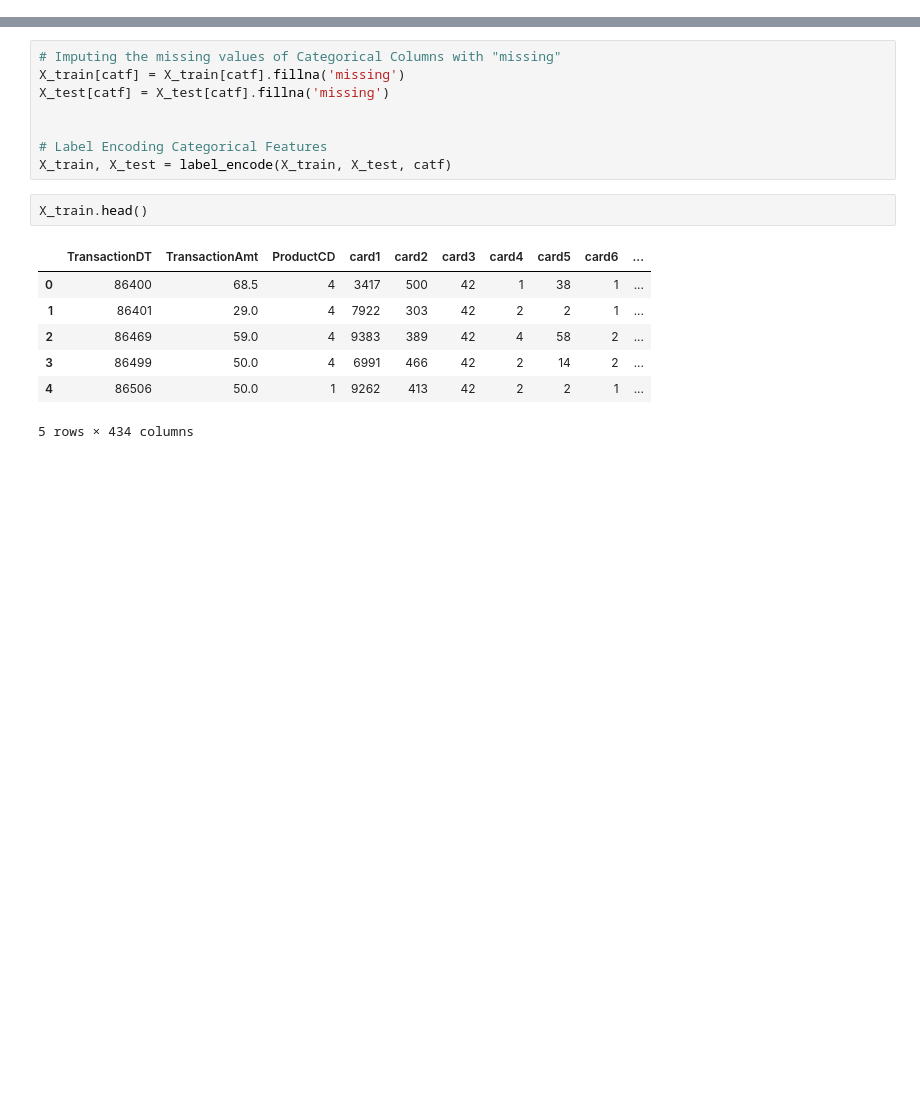
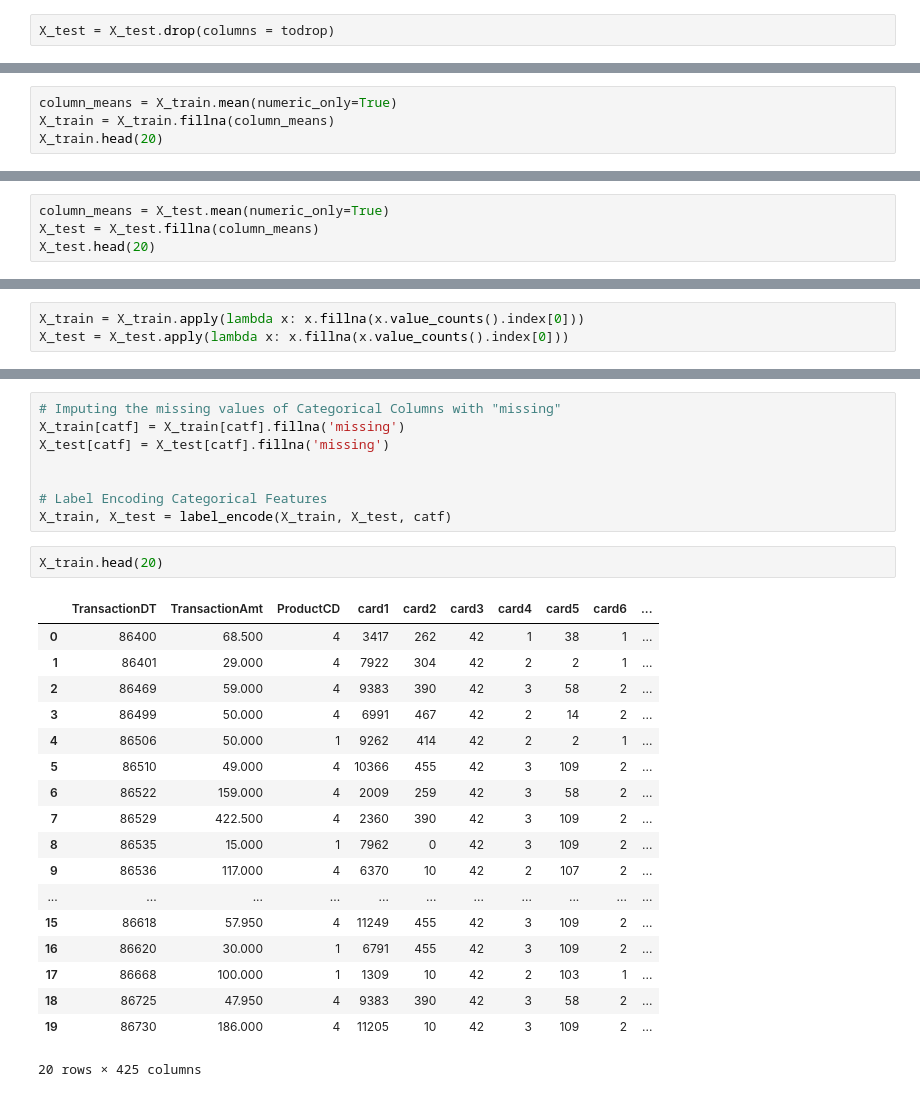
Before and after one commit to SteevenAlbert/IEEE-CIS-Fraud-Detection, a Jupyter notebook: Preprocessing.ipynb, the cells around one changed output, grey strips where cells are left out. Cells and saved outputs as stored; diff of their text form; blank space fills up the shorter version.

```diff
--- a/Preprocessing.ipynb
+++ b/Preprocessing.ipynb
@@ -171,0 +186,2 @@ gc.collect()
+# %%
+X_test = X_test.drop(columns = todrop)
@@ -171,0 +218,4 @@ gc.collect()
+# %%
+column_means = X_train.mean(numeric_only=True)
+X_train = X_train.fillna(column_means)
+X_train.head(20)
@@ -171,0 +241,4 @@ gc.collect()
+# %%
+column_means = X_test.mean(numeric_only=True)
+X_test = X_test.fillna(column_means)
+X_test.head(20)
@@ -171,0 +266,3 @@ gc.collect()
+# %%
+X_train = X_train.apply(lambda x: x.fillna(x.value_counts().index[0]))
+X_test = X_test.apply(lambda x: x.fillna(x.value_counts().index[0]))
@@ -185,13 +326,24 @@ X_test[catf] = X_test[catf].fillna('missing')
 # Label Encoding Categorical Features
 X_train, X_test = label_encode(X_train, X_test, catf)
 # %%
-X_train.head()
+X_train.head(20)
 # %% [output]
 |  | TransactionDT | TransactionAmt | ProductCD | card1 | card2 | card3 | card4 | card5 | card6 | ... |
-| 0 | 86400 | 68.5 | 4 | 3417 | 500 | 42 | 1 | 38 | 1 | ... |
-| 1 | 86401 | 29.0 | 4 | 7922 | 303 | 42 | 2 | 2 | 1 | ... |
-| 2 | 86469 | 59.0 | 4 | 9383 | 389 | 42 | 4 | 58 | 2 | ... |
-| 3 | 86499 | 50.0 | 4 | 6991 | 466 | 42 | 2 | 14 | 2 | ... |
-| 4 | 86506 | 50.0 | 1 | 9262 | 413 | 42 | 2 | 2 | 1 | ... |
+| 0 | 86400 | 68.500 | 4 | 3417 | 262 | 42 | 1 | 38 | 1 | ... |
+| 1 | 86401 | 29.000 | 4 | 7922 | 304 | 42 | 2 | 2 | 1 | ... |
+| 2 | 86469 | 59.000 | 4 | 9383 | 390 | 42 | 3 | 58 | 2 | ... |
+| 3 | 86499 | 50.000 | 4 | 6991 | 467 | 42 | 2 | 14 | 2 | ... |
+| 4 | 86506 | 50.000 | 1 | 9262 | 414 | 42 | 2 | 2 | 1 | ... |
+| 5 | 86510 | 49.000 | 4 | 10366 | 455 | 42 | 3 | 109 | 2 | ... |
+| 6 | 86522 | 159.000 | 4 | 2009 | 259 | 42 | 3 | 58 | 2 | ... |
+| 7 | 86529 | 422.500 | 4 | 2360 | 390 | 42 | 3 | 109 | 2 | ... |
+| 8 | 86535 | 15.000 | 1 | 7962 | 0 | 42 | 3 | 109 | 2 | ... |
+| 9 | 86536 | 117.000 | 4 | 6370 | 10 | 42 | 2 | 107 | 2 | ... |
+| ... | ... | ... | ... | ... | ... | ... | ... | ... | ... | ... |
+| 15 | 86618 | 57.950 | 4 | 11249 | 455 | 42 | 3 | 109 | 2 | ... |
+| 16 | 86620 | 30.000 | 1 | 6791 | 455 | 42 | 3 | 109 | 2 | ... |
+| 17 | 86668 | 100.000 | 1 | 1309 | 10 | 42 | 2 | 103 | 1 | ... |
+| 18 | 86725 | 47.950 | 4 | 9383 | 390 | 42 | 3 | 58 | 2 | ... |
+| 19 | 86730 | 186.000 | 4 | 11205 | 10 | 42 | 3 | 109 | 2 | ... |
-5 rows × 434 columns
+20 rows × 425 columns
 # %%
```
Also changed, not shown: parts of 33 cells of this notebook.
